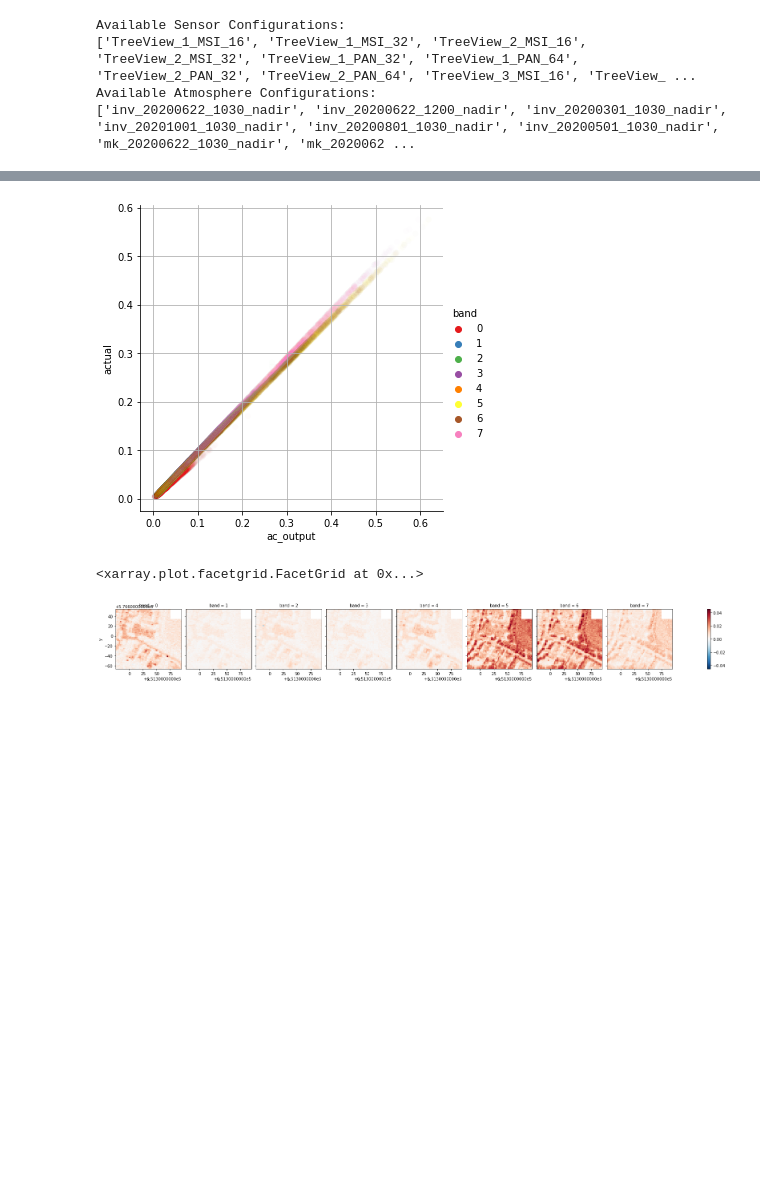
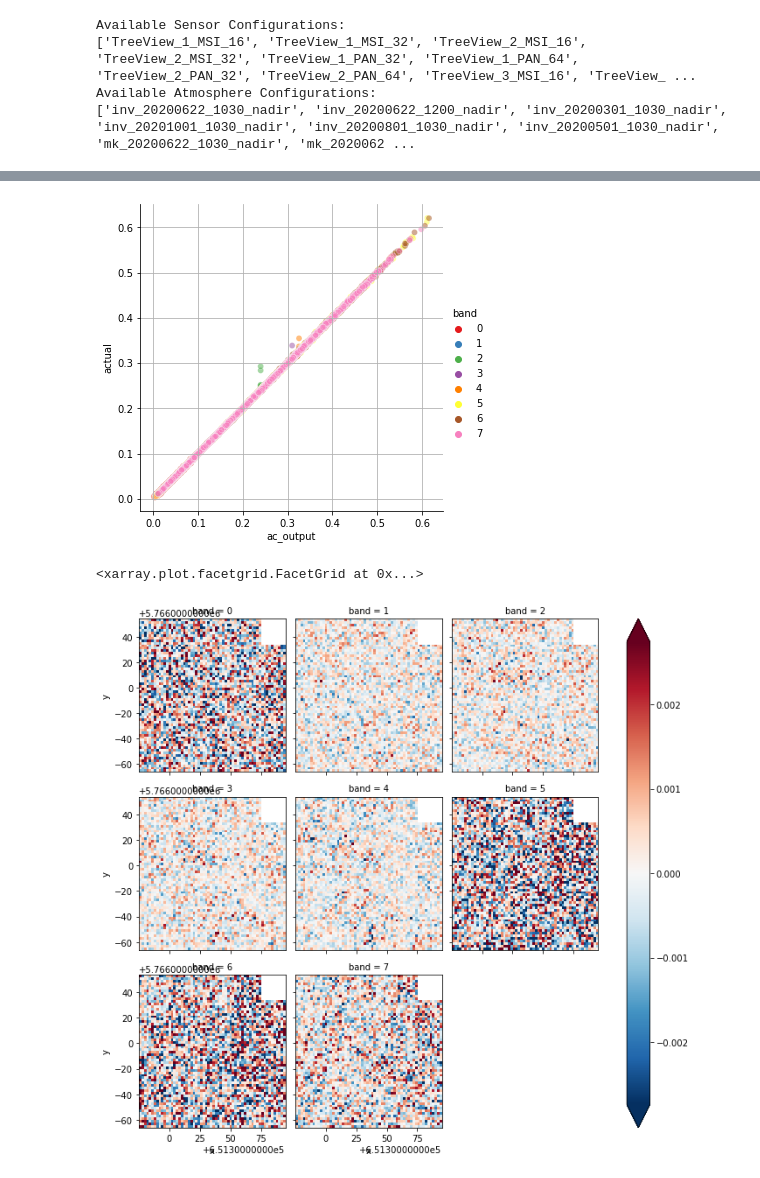
Before and after one commit to joe-fennell/pyeosim, a Jupyter notebook: 6_atcorr_implementation_v1.ipynb, the cells around one changed output, grey strips where cells are left out. Saved outputs shown, nothing was run; the diff lists cells and outputs as text; code cells hidden in the pictures; blank space fills up the shorter version.

```diff
--- a/6_atcorr_implementation_v1.ipynb
+++ b/6_atcorr_implementation_v1.ipynb
@@ -29,9 +29,9 @@ def read_atmos_meta(path):
     return pd.DataFrame(metas).T
 
 # applying spatial/spectral downsampling without sensor
-def apply_downsampling(arr, sensor, spatial=True, spectral=False):
+def apply_downsampling(arr, sensor, spatial=True, spectral=False, normalise=False):
     if spectral:
-        arr = sensor.spectral_response.transform(arr)
+        arr = sensor.spectral_response.transform(arr, normalise)
     if spatial:
         arr = sensor.steps[1][1](arr,
                                  sensor.psf_fwhm,
@@ -157,8 +157,8 @@ Available Sensor Configurations:
 Available Atmosphere Configurations:
 ['inv_20200622_1030_nadir', 'inv_20200622_1200_nadir', 'inv_20200301_1030_nadir', 'inv_20201001_1030_nadir', 'inv_20200801_1030_nadir', 'inv_20200501_1030_nadir', 'mk_20200622_1030_nadir', 'mk_2020062 ...
 # %%
-# atm_scenario = 'mk_20200622_1030_nadir'
-atm_scenario = 'mk_20200801_1030_nadir'
+atm_scenario = 'mk_20200622_1030_nadir'
+# atm_scenario = 'mk_20200801_1030_nadir'
 atmos_meta.loc[atm_scenario]
 # %% [output]
 version                                   1.1
@@ -189,7 +189,7 @@ toa_radiance[:, 0:50, 312:362] = 0
 # Generate equivalent reflectance (non-normalised) and radiance downsampled to sensor spatial/spectral
 sensor_equiv_reflectance = apply_downsampling(surface_reflectance,
                                               teledyne_msi32,
-                                              spatial=True, spectral=True)
+                                              spatial=True, spectral=True, normalise=True)
 sensor_equiv_radiance = apply_downsampling(toa_radiance,
                                            teledyne_msi32,
                                            spatial=True, spectral=False)
@@ -245,7 +249,7 @@ corrected.plot(col='band',vmin=0)
 obs = (corrected).where(~dark_region_mask)
 obs_df = obs.stack({'pix': ['y', 'x']}).to_dataframe(name='ac_output')
 
-exp = (sensor_equiv_reflectance / bw).where(~dark_region_mask)
+exp = (sensor_equiv_reflectance).where(~dark_region_mask)
 exp_df = exp.stack({'pix': ['y', 'x']}).to_dataframe(name='expected')
 
 obs_df['actual'] = exp_df['expected']
@@ -254,15 +258,15 @@ seaborn.relplot(data=obs_df,
                 y='actual',
                 hue='band',
                 palette='Set1',
-                alpha=.01)
+                alpha=.5)
 plt.grid()
 # %% [output]
-[figure, old version]
+[figure, new version]
 # %%
-(obs - exp).plot(col='band')
+(obs - exp).plot(col='band', col_wrap=3, robust=True)
 # %% [output]
 <xarray.plot.facetgrid.FacetGrid at 0x...>
-[figure, old version]
+[figure, new version]
 # %%
 f,a = plt.subplots(ncols=1, figsize=(4,4))
 atm._coefs.plot.scatter(x='band', y='a',ax=a, label='a')
```
Also changed, not shown: parts of 8 cells of this notebook, 6 other files.
